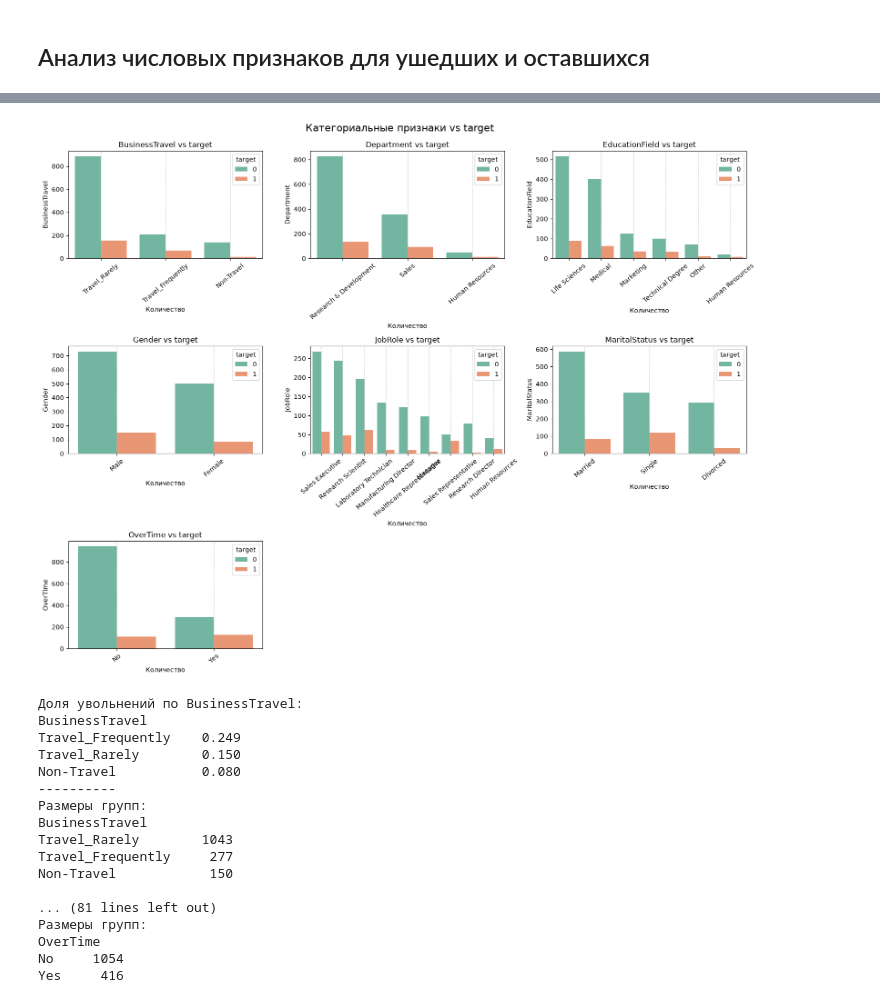
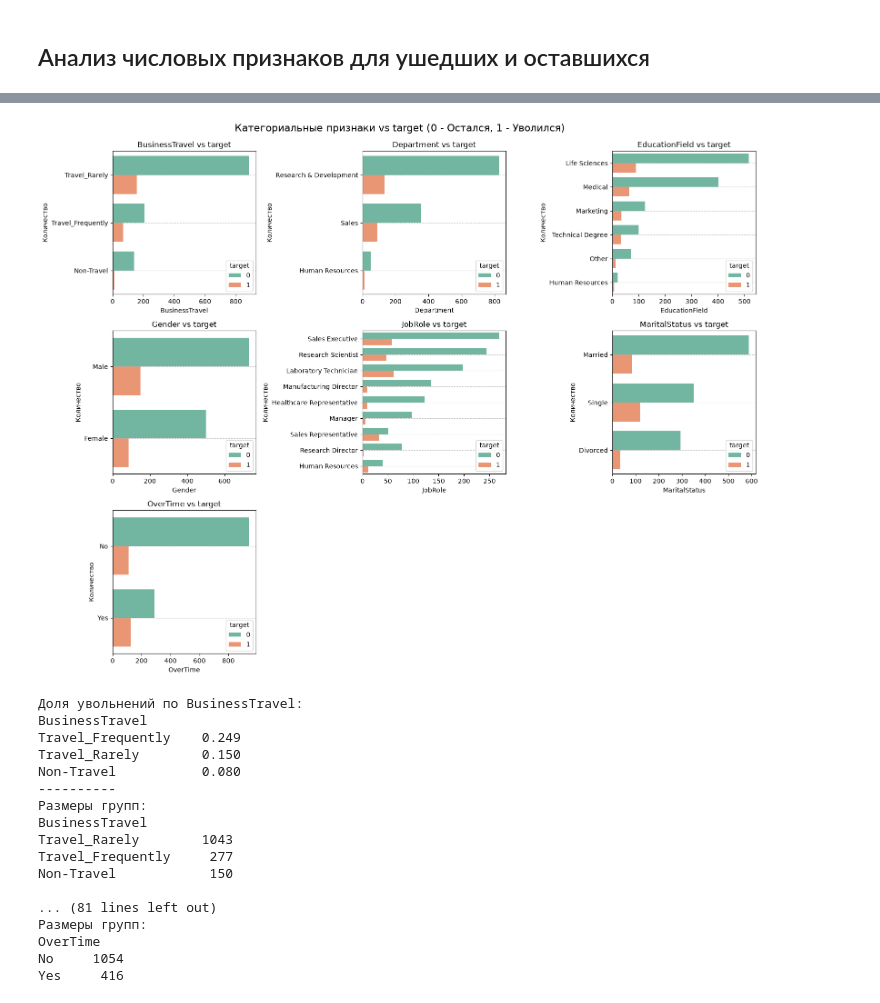
Before and after one commit to yulia-saharova/IBM_HR_Analytics, a Jupyter notebook: 02_visualization_and_analysis.ipynb, the cells around one changed output, grey strips where cells are left out. Cells and saved outputs as stored; diff of their text form; code cells hidden in the pictures.

```diff
--- a/02_visualization_and_analysis.ipynb
+++ b/02_visualization_and_analysis.ipynb
@@ -90,13 +86,19 @@ df['target'] = df['target'].map({'Yes': 1, 'No': 0})
 fig, axes = plt.subplots(6, 4, figsize=(16, 12))
 axes = axes.ravel()
 
-for i, col in enumerate(NUM_COLS):
-    sns.boxplot(hue='target', y=col, data=df, ax=axes[i], palette='Set2')
+num_cols_graph = NUM_COLS[NUM_COLS != 'target']
+
+
+for i, col in enumerate(num_cols_graph):
+    sns.boxplot(x='target', y=col, hue='target', data=df, ax=axes[i], palette='Set2', legend=False)
     axes[i].set_title(col)
 
-for j in range(len(NUM_COLS), len(axes)): axes[j].set_visible(False)
+for j in range(len(num_cols_graph), len(axes)): axes[j].set_visible(False)
 
 plt.tight_layout()
-plt.suptitle('Числовые признаки vs target', y=1.02, fontsize=16)
+plt.suptitle('Числовые признаки vs target (0 - остался, 1 - уволился)', y=1.02, fontsize=16)
+
+plt.savefig('img/int_features.png', format='png', dpi=200, bbox_inches='tight')
+
 plt.show()
 # %% [output]
@@ -172,43 +179,44 @@ plt.show()
 # %%
-CAT_COLS = CAT_COLS.drop('target', errors='ignore')
+# Расмотрим категориальные переменные
 
 fig, axes = plt.subplots(3, 3, figsize=(16, 12))
 axes = axes.ravel()
 
 for i, col in enumerate(CAT_COLS):
     sns.countplot(
         data=df,
-        x=col,
+        y=col,
         hue='target',
         ax=axes[i],
         palette='Set2',
         order=df[col].value_counts().index,
     )
     axes[i].set_title(f'{col} vs target')
-    axes[i].set_xlabel('Количество')
-    axes[i].tick_params(axis='x', labelrotation=40)
-    axes[i].set_ylabel(col)
-    axes[i].legend(title='target', loc='upper right')
-    axes[i].grid(axis='x', linestyle='--', alpha=0.7)
+    axes[i].set_ylabel('Количество')
+    #axes[i].tick_params(axis='x', labelrotation=35)
+    axes[i].set_xlabel(col)
+    axes[i].legend(title='target', loc='lower right')
+    axes[i].grid(axis='y', linestyle='--', alpha=0.7)
 
 for j in range(len(CAT_COLS), len(axes)):
     axes[j].set_visible(False)
 
 plt.tight_layout()
-plt.suptitle('Категориальные признаки vs target', y=1.02, fontsize=16)
+plt.suptitle('Категориальные признаки vs target (0 - Остался, 1 - Уволился)', y=1.02, fontsize=16)
+plt.savefig('img/categ_features.png', format='png', dpi=200, bbox_inches='tight')
 plt.show()
 
 # доля увольнений по каждой категории
 for col in CAT_COLS:
     attrition_rate = df.groupby(col)['target'].mean().sort_values(ascending=False)
     counts = df[col].value_counts()
 
     print(f"\nДоля увольнений по {col}:")
     print(attrition_rate.round(3).to_string())
     print('-'*10)
     print(f"Размеры групп:\n{counts.to_string()}")
 # %% [output]
-[figure, old version]
+[figure, new version]
 Доля увольнений по BusinessTravel:
 BusinessTravel
 Travel_Frequently    0.249
```
Also changed, not shown: parts of 14 cells of this notebook, 9 other files.
